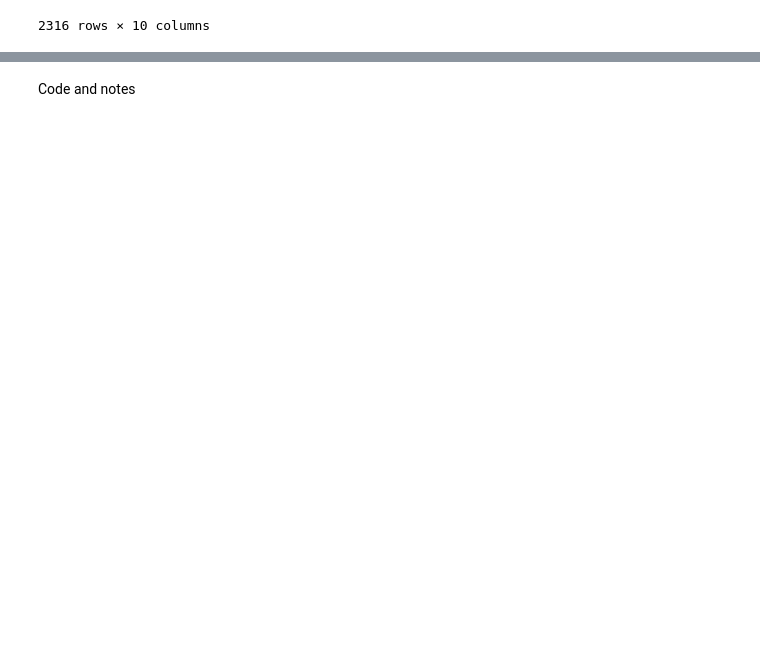
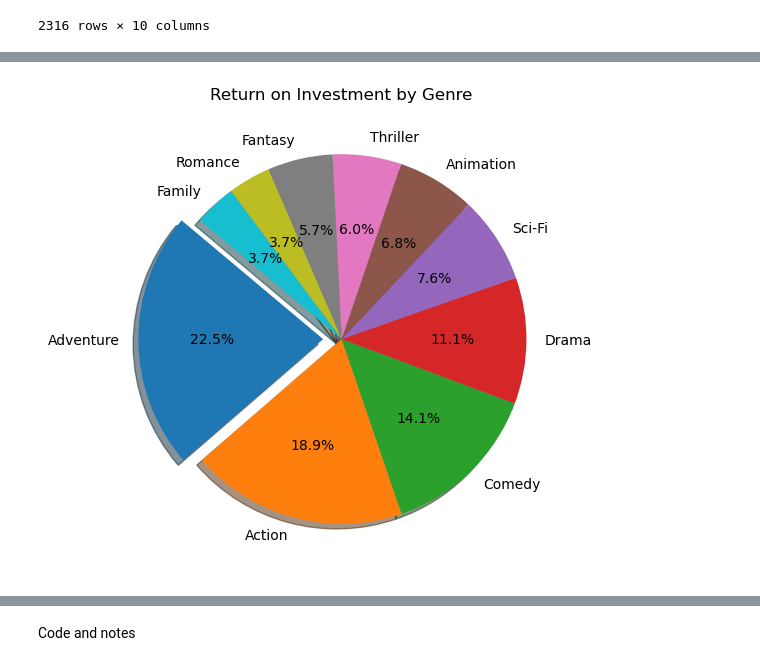
Before and after one commit to Robotrousers/Group1Proj1, a Jupyter notebook: mo_genres.ipynb, the cells around one changed output, grey strips where cells are left out. Saved outputs shown, nothing was run; the diff lists cells and outputs as text; code cells hidden in the pictures; blank space fills up the shorter version.

```diff
--- a/mo_genres.ipynb
+++ b/mo_genres.ipynb
@@ -148,0 +185,3 @@ genre_roi
+# %%
+top_roi_genre = roi_sort.head(10)
+top_roi_genre
@@ -148,0 +200,8 @@ genre_roi
+# %%
+explode = (0.1,0,0,0,0,0,0,0,0,0)
+plt.figure(figsize=(10, 6))
+plt.pie(top_roi_genre["Return on Investment"], labels=top_roi_genre["Genre"],explode=explode, shadow=True, autopct='%1.1f%%', startangle=140)
+plt.title('Return on Investment by Genre')
+plt.show()
+# %% [output]
+[figure, added]
```
Also changed, not shown: parts of 26 cells of this notebook.
